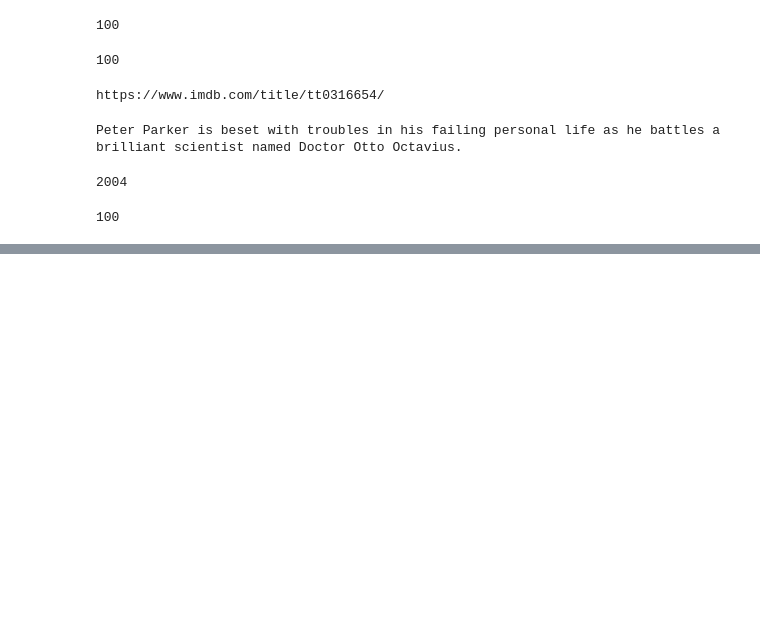
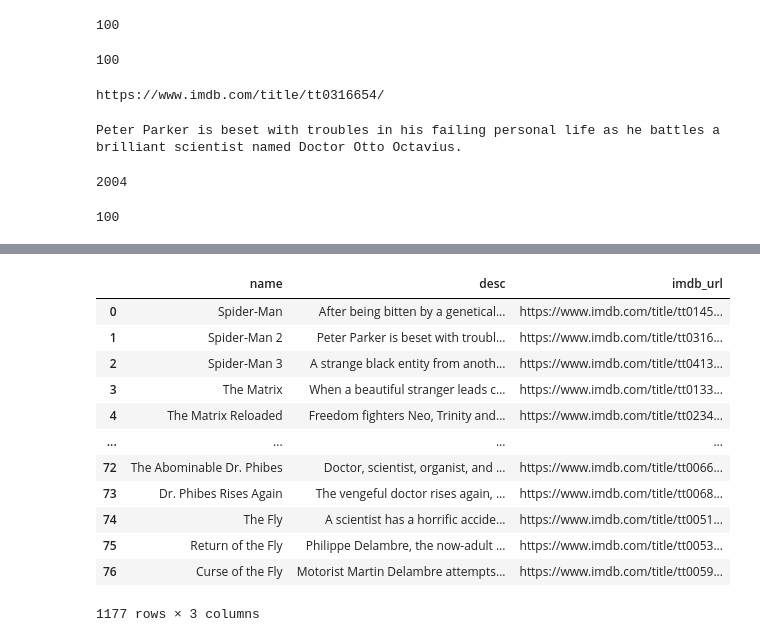
Before and after one commit to yashmanne/movies-analysis, a Jupyter notebook: scrape_codes/imdbSequels.ipynb, the cells around one changed output, grey strips where cells are left out. Cells and saved outputs as stored; diff of their text form; code cells hidden in the pictures; blank space fills up the shorter version.

```diff
--- a/scrape_codes/imdbSequels.ipynb
+++ b/scrape_codes/imdbSequels.ipynb
@@ -126,2 +126,18 @@ The length of the years array is:
+# %%
+movieSequels
+# %% [output]
+|  | name | desc | imdb_url |
+| 0 | Spider-Man | After being bitten by a genetical... | https://www.imdb.com/title/tt0145... |
+| 1 | Spider-Man 2 | Peter Parker is beset with troubl... | https://www.imdb.com/title/tt0316... |
+| 2 | Spider-Man 3 | A strange black entity from anoth... | https://www.imdb.com/title/tt0413... |
+| 3 | The Matrix | When a beautiful stranger leads c... | https://www.imdb.com/title/tt0133... |
+| 4 | The Matrix Reloaded | Freedom fighters Neo, Trinity and... | https://www.imdb.com/title/tt0234... |
+| ... | ... | ... | ... |
+| 72 | The Abominable Dr. Phibes | Doctor, scientist, organist, and ... | https://www.imdb.com/title/tt0066... |
+| 73 | Dr. Phibes Rises Again | The vengeful doctor rises again, ... | https://www.imdb.com/title/tt0068... |
+| 74 | The Fly | A scientist has a horrific accide... | https://www.imdb.com/title/tt0051... |
+| 75 | Return of the Fly | Philippe Delambre, the now-adult ... | https://www.imdb.com/title/tt0053... |
+| 76 | Curse of the Fly | Motorist Martin Delambre attempts... | https://www.imdb.com/title/tt0059... |
+1177 rows × 3 columns
 # %%
 movieSequels.to_csv('imdbData.csv', index = False)
```
Also changed, not shown: parts of 2 cells of this notebook, 2 other files.
